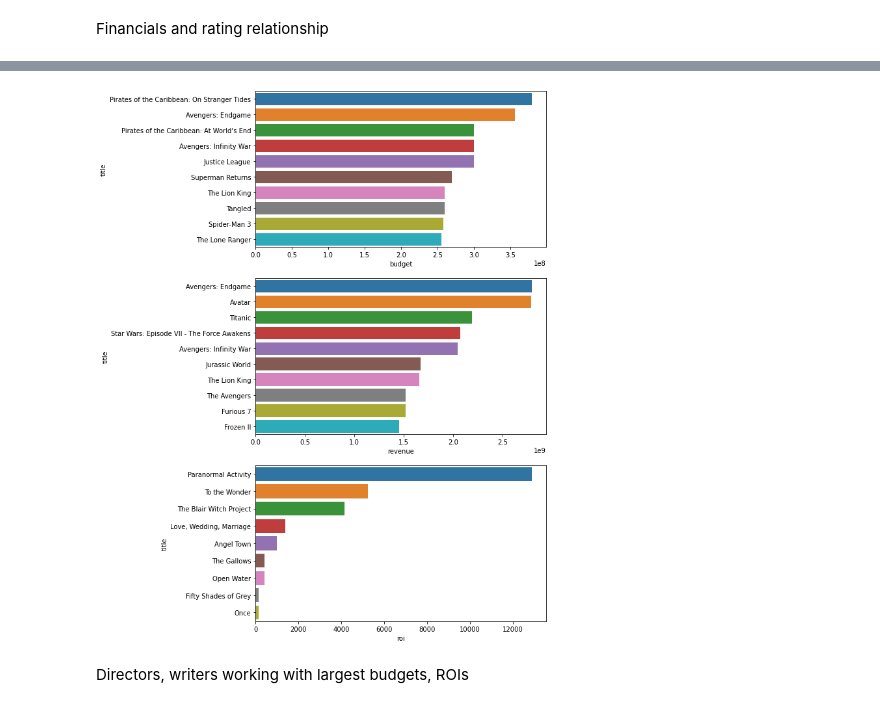
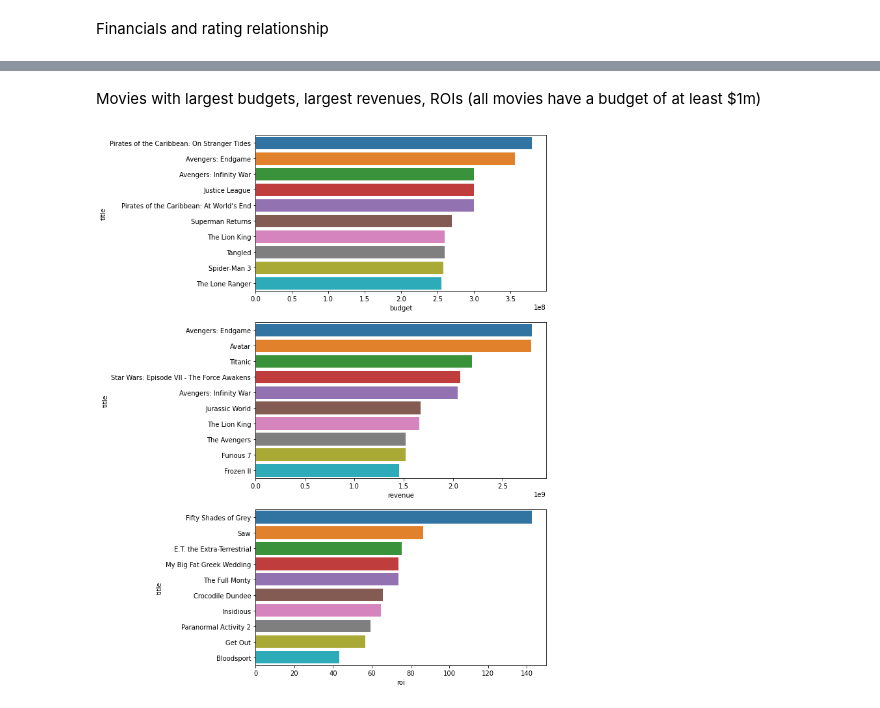
Before and after one commit to kristofrabay/python_practise, a Jupyter notebook: imdb_analysis.ipynb, the cells around one changed output, grey strips where cells are left out. Cells and saved outputs as stored; diff of their text form; code cells hidden in the pictures.

```diff
--- a/imdb_analysis.ipynb
+++ b/imdb_analysis.ipynb
@@ -321,16 +326,0 @@ x.drop('imdb_data', 1, inplace = True)
-# %%
-x['director_main'] = x['directors'].apply(lambda x: x[0] if (x != []) else float('nan'))
-x['director_sec'] = x['directors'].apply(lambda x: x[1] if (x != [] and len(x) > 1) else float('nan'))
-
-x.drop('directors', 1, inplace = True)
-# %%
-x['actor_main'] = x['lead_actors'].apply(lambda x: x[0] if (x != []) else float('nan'))
-x['actor_sec'] = x['lead_actors'].apply(lambda x: x[1] if (x != [] and len(x) > 1) else float('nan'))
-x['actor_thi'] = x['lead_actors'].apply(lambda x: x[2] if (x != [] and len(x) > 2) else float('nan'))
-
-x.drop('lead_actors', 1, inplace = True)
-# %%
-x['writer_main'] = x['writers'].apply(lambda x: x[0] if (x != [] ) else float('nan'))
-x['writer_sec'] = x['writers'].apply(lambda x: x[1] if (x != [] and len(x) > 1) else float('nan'))
-
-x.drop('writers', 1, inplace = True)
@@ -414,7 +567,7 @@ revenue missing: 0.325 %
 budget = 0: 57.92 %
 revenue = 0: 59.795 %
 # %%
-x_finances = x[x['budget'] > 100000] # at least 100k budget
+x_finances = x[x['budget'] > 1000000] # at least $1m budget
 # %%
 fig, ax = plt.subplots(ncols = 2, figsize = (15, 5))
 
@@ -443,17 +600,17 @@ x['roi'] = x['roi'].replace(inf, nan)
+# %% [markdown]
+Movies with largest budgets, largest revenues, ROIs (all movies have a budget of at least $1m)
 # %%
-top_budgets = x.sort_values('budget', ascending = False)[['title', 'budget']][:10].reset_index(drop = True)
-top_revenue = x.sort_values('revenue', ascending = False)[['title', 'revenue']][:10].reset_index(drop = True)
-top_roi = x.sort_values('roi', ascending = False)[['title', 'roi']][:10].reset_index(drop = True)
+top_budgets = x_finances.sort_values('budget', ascending = False)[['title', 'budget']][:10].reset_index(drop = True)
+top_revenue = x_finances.sort_values('revenue', ascending = False)[['title', 'revenue']][:10].reset_index(drop = True)
+top_roi = x_finances.sort_values('roi', ascending = False)[['title', 'roi']][:10].reset_index(drop = True)
 top_roi = top_roi[top_roi['roi'] < 1000000] # one error above 1mil ROI
 
 fig, ax = plt.subplots(nrows = 3, figsize = (8, 15))
 
 sns.barplot(x = 'budget', y = 'title', data = top_budgets, ax = ax[0])
 sns.barplot(x = 'revenue', y = 'title', data = top_revenue, ax = ax[1])
 sns.barplot(x = 'roi', y = 'title', data = top_roi, ax = ax[2])
 
 plt.show()
 # %% [output]
-[figure, old version]
+[figure, new version]
-# %% [markdown]
-Directors, writers working with largest budgets, ROIs
```
Also changed, not shown: parts of 57 cells of this notebook.
